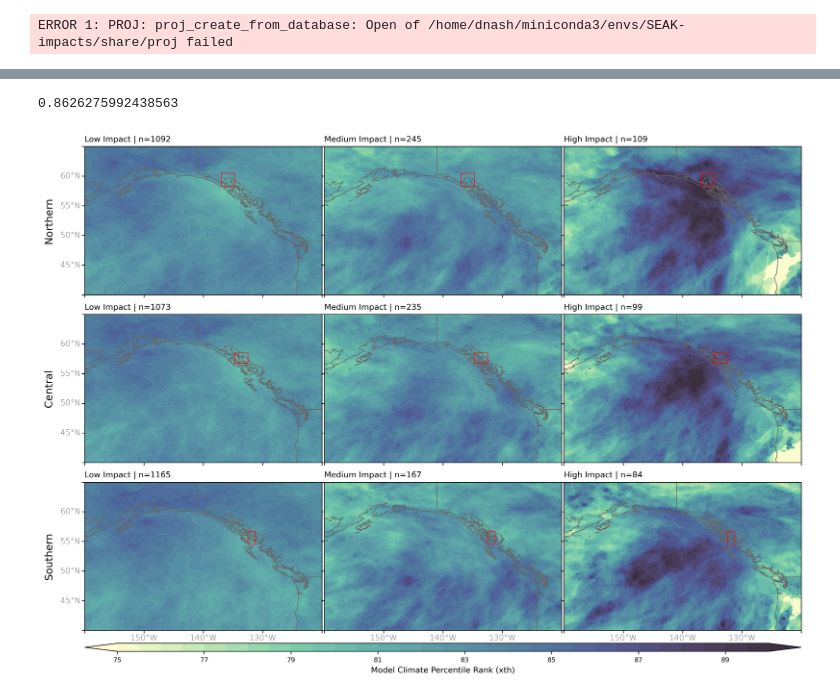
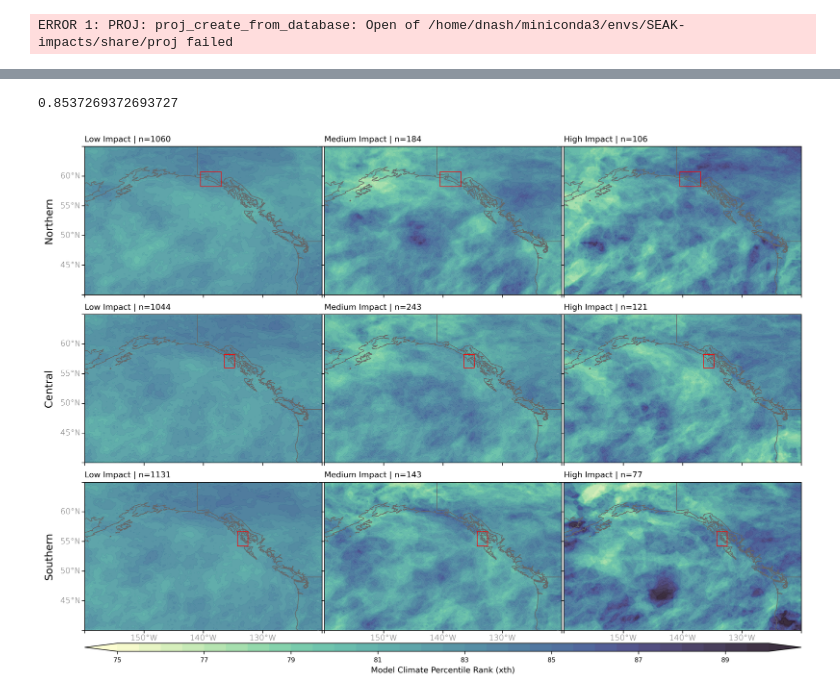
Before and after one commit to dlnash/SEAK_AR_impacts, a Jupyter notebook: analysis/mclimate_composites-compute_AR-days.ipynb, the cells around one changed output, grey strips where cells are left out. Drawn from its saved outputs; the diff is of its cells as text; code cells hidden in the pictures.

```diff
--- a/analysis/mclimate_composites-compute_AR-days.ipynb
+++ b/analysis/mclimate_composites-compute_AR-days.ipynb
@@ -32,8 +32,10 @@ path_to_data = '/expanse/nfs/cw3e/cwp140/'      # project data -- read only
 path_to_out  = '../out/'       # output files (numerical results, intermediate datafiles) -- read & write
 path_to_figs = '../figs/'      # figures
 # %%
-## load the preprocessed mclimate comparison to AR dates at 72 hour lead
-fname_pattern = path_to_data + 'preprocessed/mclimate_AR_dates/mclimate_ivt_*_F72.nc'
+F = '24' ## '72' or '24'
+
+## load the preprocessed mclimate comparison to AR dates at x hour lead
+fname_pattern = path_to_data + 'preprocessed/mclimate_AR_dates/mclimate_ivt_*_F{0}.nc'.format(F)
 ds = xr.open_mfdataset(fname_pattern, engine='netcdf4', combine='nested', concat_dim="valid_time")
 ds
 # %% [output]
@@ -69,7 +71,7 @@ Attributes: (0)
 # %%
 ## split by community and impact dates
 
-region = 'inner_channel' # inner_channel or coastal
+region = 'coastal' # inner_channel or coastal
 perc_coverage = '75'
 if region == 'coastal':
     zone_lst = ['northern_coastal', 'central_coastal', 'southern_coastal']
@@ -128,7 +140,7 @@ for i, dt_vals in enumerate(dates_lst):
 # %%
 np.nanmax(data_lst[2].ivt_mclimate.values)
 # %% [output]
-0.8626275992438563
+0.8537269372693727
 # %%
 # Set up projection
 mapcrs = ccrs.PlateCarree()
@@ -145,7 +157,7 @@ ext = [-160., -120., 40., 65.]
 # Create figure
 fig = plt.figure(figsize=(16, 11.5))
 fig.dpi = 300
-fname = path_to_figs + 'impact_composite_{0}_{1}perc'.format(region, perc_coverage)
+fname = path_to_figs + 'impact_composite_{0}_{1}perc_F{2}'.format(region, perc_coverage, F)
 fmt = 'png'
 
 nrows = 4
@@ -186,31 +198,31 @@ for i, fc in enumerate(data_lst):
     cf = ax.contourf(fc.lon, fc.lat, data, transform=datacrs,
                      levels=bnds, cmap=cmap, alpha=0.9, extend='both')
 
     ax.set_title('{0} | n={1}'.format(lbl[i], ndays[i]), loc='left', fontsize=10)
 
     if col_idx[i] == 0:
         ax.text(-0.13, 0.5, region_lst[i], va='bottom', ha='center',
                 rotation='vertical', rotation_mode='anchor', fontsize=13,
                 transform=ax.transAxes)
 
     patch = bboxes[row_idx[i]]
     ax.add_patch(mpatches.Rectangle(xy=[patch[0], patch[2]], width=patch[1]-patch[0], height=patch[3]-patch[2],
                                 fill=False,
                                 edgecolor='r',
                                 linewidth=0.75,
                                 transform=datacrs,
                                 zorder=199))
 
 
 # Add color bar
 cbax = plt.subplot(gs[-1,:]) # colorbar axis
 cb = Colorbar(ax = cbax, mappable = cf, orientation = 'horizontal', ticklocation = 'bottom')
 cb.set_label('Model Climate Percentile Rank (xth)', fontsize=10)
 cb.ax.tick_params(labelsize=8)
 
 fig.savefig('%s.%s' %(fname, fmt), bbox_inches='tight', dpi=fig.dpi)
 
 # Show
 plt.show()
 # %% [output]
-[figure, old version]
+[figure, new version]
```
Also changed, not shown: parts of 3 cells of this notebook, 49 other files.
